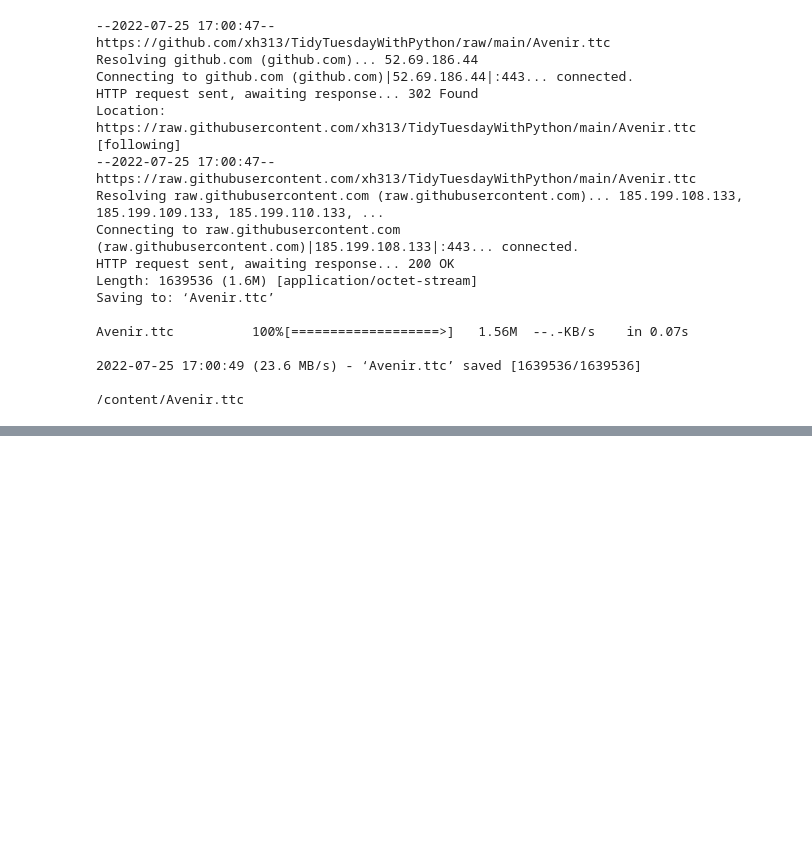
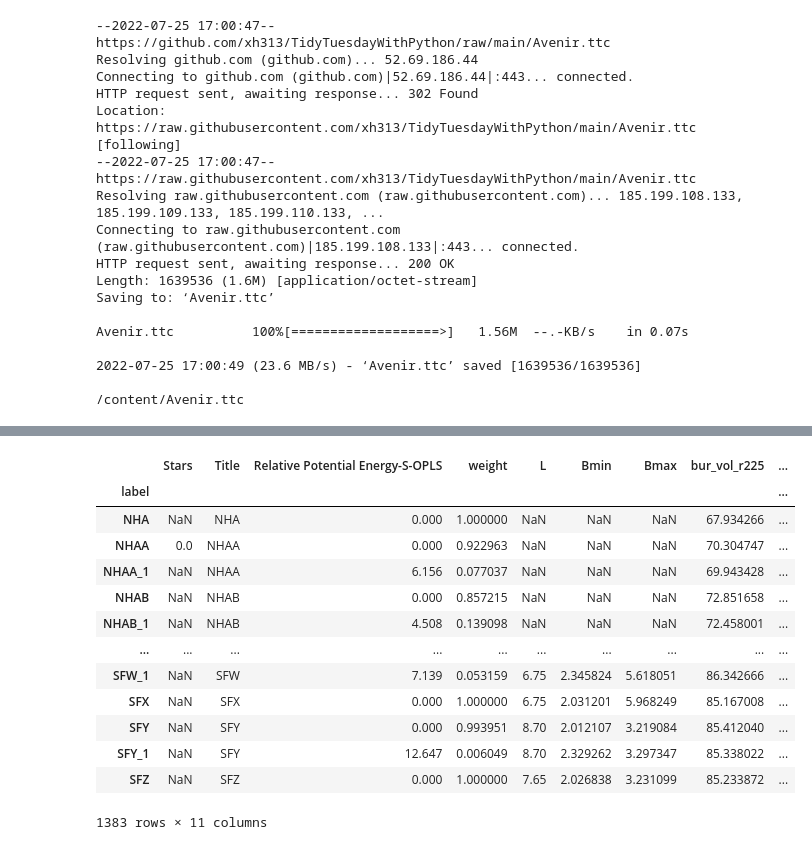
Before and after one commit to xh313/compchem, a Jupyter notebook: ChemOnPythonExplorations.ipynb, the cells around one changed output, grey strips where cells are left out. Cells and saved outputs as stored; diff of their text form; code cells hidden in the pictures; blank space fills up the shorter version.

```diff
--- a/ChemOnPythonExplorations.ipynb
+++ b/ChemOnPythonExplorations.ipynb
@@ -1667,7 +1667,8 @@ jcal = 4.184
 ff = pd.read_csv('https://github.com/xh313/compchem/\
 raw/main/all_Ball_FF_energies.csv')
 
-ff['partition'] = np.exp(ff['Relative Potential Energy-S-OPLS'] / (-1 * R * T * jcal))
+ff['partition'] = np.exp(ff['Relative Potential Energy-S-OPLS']
+                         / (-1 * R * T * jcal))
 
 sum_part = ff.groupby('Title').sum()['partition']
 for row in ff.iterrows():
@@ -1693,0 +1679,37 @@ ff
+# %%
+# new clean DF
+prop = ff[['Stars', 'Title',
+           'Relative Potential Energy-S-OPLS',
+           'weight',
+           'label']]
+
+prop = prop.set_index('label')
+
+sfsterimol = pd.read_csv('https://github.com/xh313/compchem\
+/raw/main/Sterimol_all.csv', index_col='Label')
+prop = prop.join(sfsterimol)
+
+sfbv = pd.read_csv('https://github.com/xh313/compchem\
+/raw/main/BV_test_all.csv', index_col='Label')
+prop = prop.join(sfbv)
+
+nhbv = pd.read_csv('https://github.com/xh313/compchem\
+/raw/main/BV_test_amine.csv', index_col='Label')
+prop = prop.fillna(nhbv)
+# %%
+prop
+# %% [output]
+|  | Stars | Title | Relative Potential Energy-S-OPLS | weight | L | Bmin | Bmax | bur_vol_r225 | ... |
+| label |  |  |  |  |  |  |  |  | ... |
+| NHA | NaN | NHA | 0.000 | 1.000000 | NaN | NaN | NaN | 67.934266 | ... |
+| NHAA | 0.0 | NHAA | 0.000 | 0.922963 | NaN | NaN | NaN | 70.304747 | ... |
+| NHAA_1 | NaN | NHAA | 6.156 | 0.077037 | NaN | NaN | NaN | 69.943428 | ... |
+| NHAB | NaN | NHAB | 0.000 | 0.857215 | NaN | NaN | NaN | 72.851658 | ... |
+| NHAB_1 | NaN | NHAB | 4.508 | 0.139098 | NaN | NaN | NaN | 72.458001 | ... |
+| ... | ... | ... | ... | ... | ... | ... | ... | ... | ... |
+| SFW_1 | NaN | SFW | 7.139 | 0.053159 | 6.75 | 2.345824 | 5.618051 | 86.342666 | ... |
+| SFX | NaN | SFX | 0.000 | 1.000000 | 6.75 | 2.031201 | 5.968249 | 85.167008 | ... |
+| SFY | NaN | SFY | 0.000 | 0.993951 | 8.70 | 2.012107 | 3.219084 | 85.412040 | ... |
+| SFY_1 | NaN | SFY | 12.647 | 0.006049 | 8.70 | 2.329262 | 3.297347 | 85.338022 | ... |
+| SFZ | NaN | SFZ | 0.000 | 1.000000 | 7.65 | 2.026838 | 3.231099 | 85.233872 | ... |
+1383 rows × 11 columns
```
Also changed, not shown: parts of 2 cells of this notebook.
